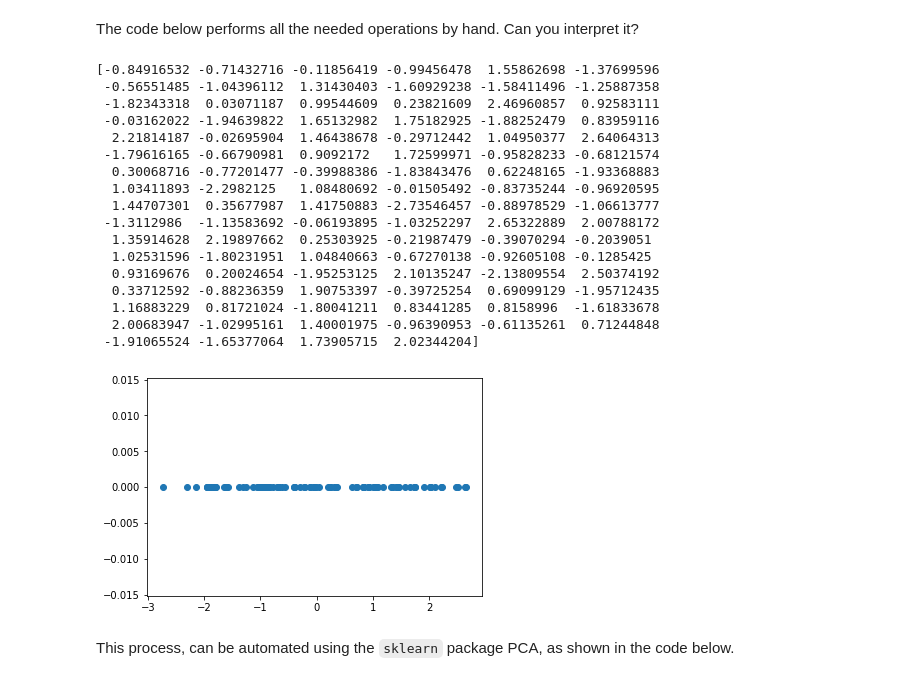
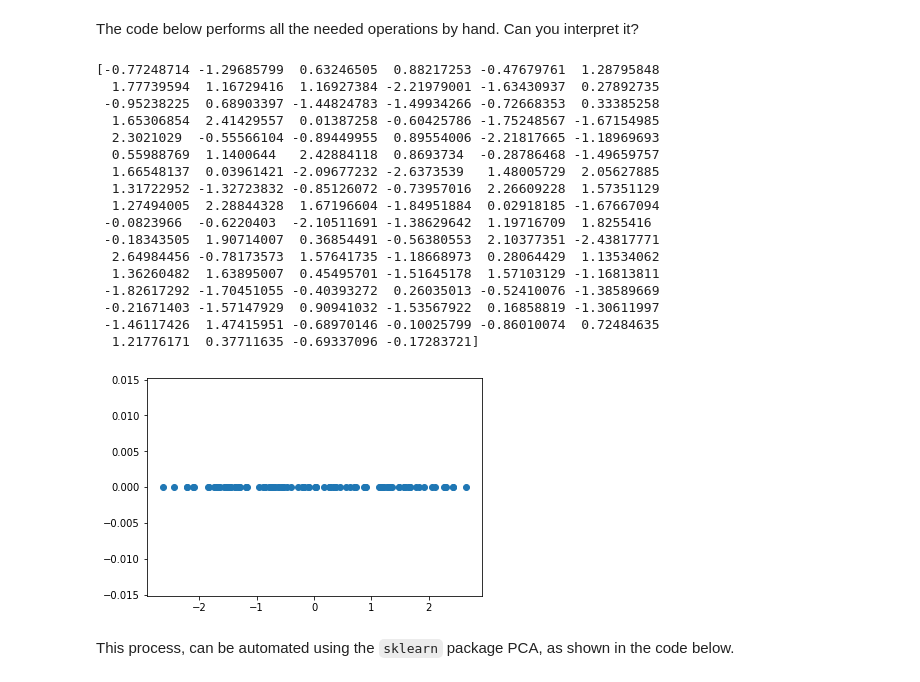
Before and after one commit to UBDS-3/ML_projects, a Jupyter notebook: 2025/day-2-dimesionality-reduction-solutions.ipynb, the cells around one changed output. Saved outputs shown, nothing was run; the diff lists cells and outputs as text; code cells hidden in the pictures.

```diff
--- a/2025/day-2-dimesionality-reduction-solutions.ipynb
+++ b/2025/day-2-dimesionality-reduction-solutions.ipynb
@@ -56,52 +56,52 @@ The code below performs all the needed operations by hand. Can you interpret it?
 # %%
 # Task 1: In each step below
 # 1- indicate what the code is doing.
 # 2- identify what each of the "hidden" variables v1,..,v6 represent
 
 # Step 1: standardize the data by subtracting the mean and dividing by the standard deviation.
 #This is done by each feature individually
 v1 =(df-df.mean())/df.std()
 #v1: is the standardized data.
 
 # Step 2: compute the covariance matrix
 v2 = np.cov(v1.T)
 #v2: is the covariance matrix
 
 # Step 3: find eigenvalues/vectors. Eigenvectors are automatically sorted by eigenvalue is *ascending order*
 v3, v4 = np.linalg.eigh(v2)
 #v3: eigenvalues of the covariance matrix
 #v4: eigenvectors of the covariance matrix
 
 # Step 4: choose a number of principal components
 v5 = 1
 #v5: number of principal components
 
 # Step 5: project data onto first principal component. This corresponds to the last eigenvector
-v6 = np.dot(v1, v4[:,1:2]).flatten()
+v6 = np.dot(v1, v4[:,-v5:]).flatten()
 #v6: is the list of projected data in R1
 
 # Step 6: final plot
 plt.scatter(v6, np.zeros_like(v6))
 print(v6)
 # %% [output]
-[-0.84916532 -0.71432716 -0.11856419 -0.99456478  1.55862698 -1.37699596
- -0.56551485 -1.04396112  1.31430403 -1.60929238 -1.58411496 -1.25887358
- -1.82343318  0.03071187  0.99544609  0.23821609  2.46960857  0.92583111
- -0.03162022 -1.94639822  1.65132982  1.75182925 -1.88252479  0.83959116
-  2.21814187 -0.02695904  1.46438678 -0.29712442  1.04950377  2.64064313
- -1.79616165 -0.66790981  0.9092172   1.72599971 -0.95828233 -0.68121574
-  0.30068716 -0.77201477 -0.39988386 -1.83843476  0.62248165 -1.93368883
-  1.03411893 -2.2982125   1.08480692 -0.01505492 -0.83735244 -0.96920595
-  1.44707301  0.35677987  1.41750883 -2.73546457 -0.88978529 -1.06613777
- -1.3112986  -1.13583692 -0.06193895 -1.03252297  2.65322889  2.00788172
-  1.35914628  2.19897662  0.25303925 -0.21987479 -0.39070294 -0.2039051
-  1.02531596 -1.80231951  1.04840663 -0.67270138 -0.92605108 -0.1285425
-  0.93169676  0.20024654 -1.95253125  2.10135247 -2.13809554  2.50374192
-  0.33712592 -0.88236359  1.90753397 -0.39725254  0.69099129 -1.95712435
-  1.16883229  0.81721024 -1.80041211  0.83441285  0.8158996  -1.61833678
-  2.00683947 -1.02995161  1.40001975 -0.96390953 -0.61135261  0.71244848
- -1.91065524 -1.65377064  1.73905715  2.02344204]
+[-0.77248714 -1.29685799  0.63246505  0.88217253 -0.47679761  1.28795848
+  1.77739594  1.16729416  1.16927384 -2.21979001 -1.63430937  0.27892735
+ -0.95238225  0.68903397 -1.44824783 -1.49934266 -0.72668353  0.33385258
+  1.65306854  2.41429557  0.01387258 -0.60425786 -1.75248567 -1.67154985
+  2.3021029  -0.55566104 -0.89449955  0.89554006 -2.21817665 -1.18969693
+  0.55988769  1.1400644   2.42884118  0.8693734  -0.28786468 -1.49659757
+  1.66548137  0.03961421 -2.09677232 -2.6373539   1.48005729  2.05627885
+  1.31722952 -1.32723832 -0.85126072 -0.73957016  2.26609228  1.57351129
+  1.27494005  2.28844328  1.67196604 -1.84951884  0.02918185 -1.67667094
+ -0.0823966  -0.6220403  -2.10511691 -1.38629642  1.19716709  1.8255416
+ -0.18343505  1.90714007  0.36854491 -0.56380553  2.10377351 -2.43817771
+  2.64984456 -0.78173573  1.57641735 -1.18668973  0.28064429  1.13534062
+  1.36260482  1.63895007  0.45495701 -1.51645178  1.57103129 -1.16813811
+ -1.82617292 -1.70451055 -0.40393272  0.26035013 -0.52410076 -1.38589669
+ -0.21671403 -1.57147929  0.90941032 -1.53567922  0.16858819 -1.30611997
+ -1.46117426  1.47415951 -0.68970146 -0.10025799 -0.86010074  0.72484635
+  1.21776171  0.37711635 -0.69337096 -0.17283721]
-[figure, old version]
+[figure, new version]
 # %% [markdown]
 This process, can be automated using the `sklearn` package PCA, as shown in the code below.
 # %%
```
Also changed, not shown: parts of 5 cells of this notebook, 4 other files.
